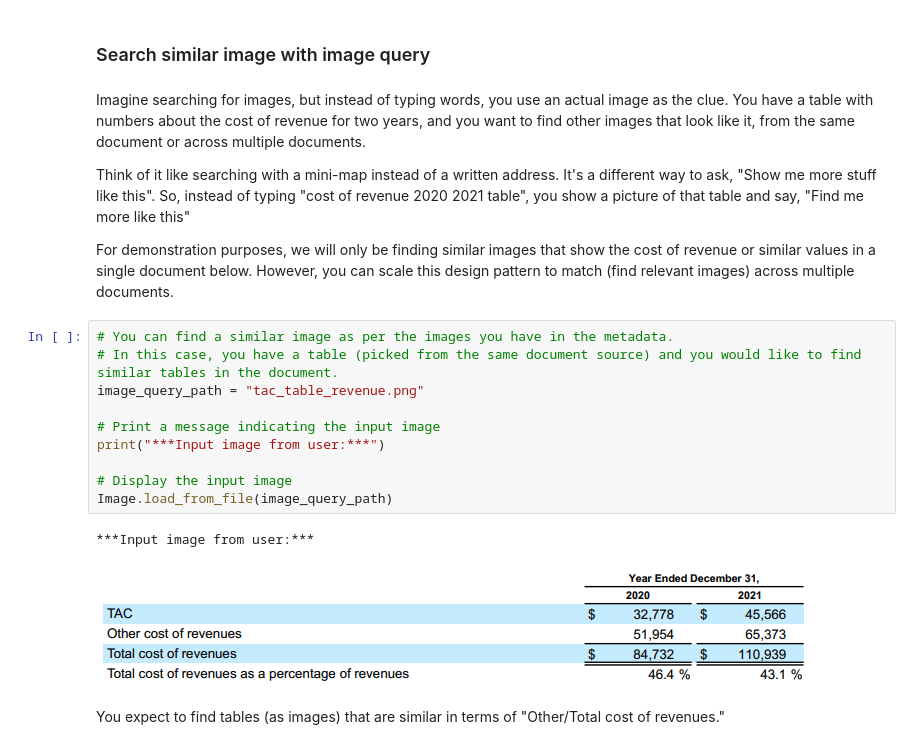
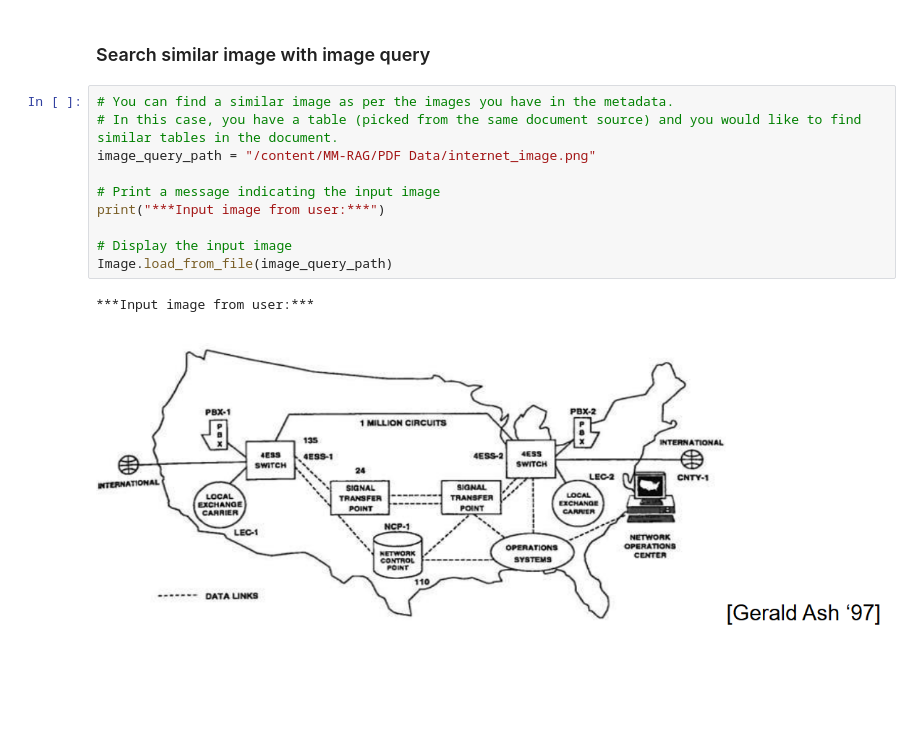
Before and after one commit to jpti89/MM-RAG, a Jupyter notebook: Google_Gemini_multimodal_rag_DEMO.ipynb, the cells around one changed output. Cells and saved outputs as stored; diff of their text form; blank space fills up the shorter version.

```diff
--- a/Google_Gemini_multimodal_rag_DEMO.ipynb
+++ b/Google_Gemini_multimodal_rag_DEMO.ipynb
@@ -218,27 +244,19 @@ query = "I need details for basic and diluted net income per share of Class A, C
 ## Image Search
 # %% [markdown]
 ### Search similar image with image query
-# %% [markdown]
-Imagine searching for images, but instead of typing words, you use an actual image as the clue. You have a table with numbers about the cost of revenue for two years, and you want to find other images that look like it, from the same document or across multiple documents.
-
-Think of it like searching with a mini-map instead of a written address. It's a different way to ask, "Show me more stuff like this". So, instead of typing "cost of revenue 2020 2021 table", you show a picture of that table and say, "Find me more like this"
-
-For demonstration purposes, we will only be finding similar images that show the cost of revenue or similar values in a single document below. However, you can scale this design pattern to match (find relevant images) across multiple documents.
 # %%
 # You can find a similar image as per the images you have in the metadata.
 # In this case, you have a table (picked from the same document source) and you would like to find similar tables in the document.
-image_query_path = "tac_table_revenue.png"
+image_query_path = "/content/MM-RAG/PDF Data/internet_image.png"
 
 # Print a message indicating the input image
 print("***Input image from user:***")
 
 # Display the input image
 Image.load_from_file(image_query_path)
 # %% [output]
 ***Input image from user:***
-[figure, old version]
+[figure, new version]
-# %% [markdown]
-You expect to find tables (as images) that are similar in terms of "Other/Total cost of revenues."
 # %%
 # Search for Similar Images Based on Input Image and Image Embedding
 
```
Also changed, not shown: parts of 28 cells of this notebook.
